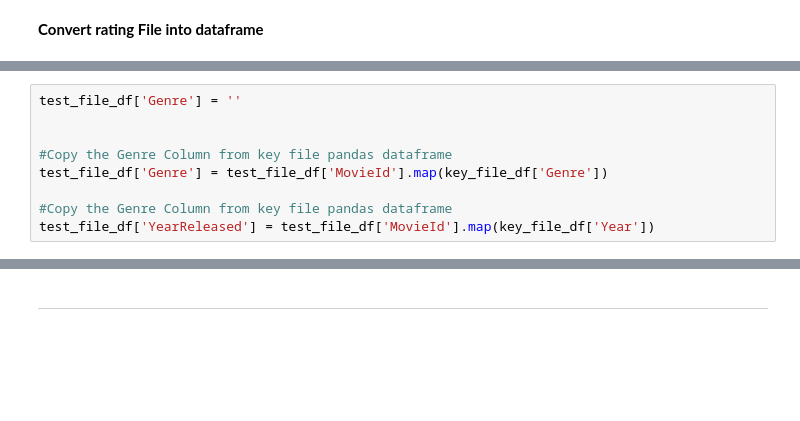
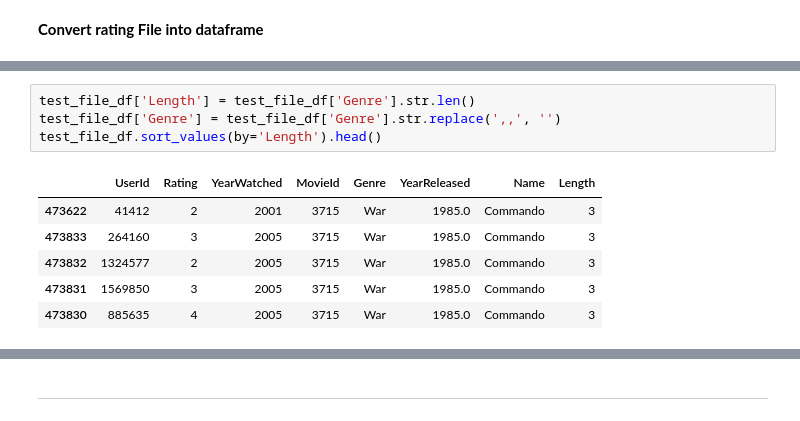
Before and after one commit to ShriPunta/Netflix-Graph-Dataset-Project, a Jupyter notebook: ParsingTheCombinedFile.ipynb, the cells around one changed output, grey strips where cells are left out. Cells and saved outputs as stored; diff of their text form; blank space fills up the shorter version.

```diff
--- a/ParsingTheCombinedFile.ipynb
+++ b/ParsingTheCombinedFile.ipynb
@@ -348,10 +365,12 @@ MovieId        0
 dtype: int64
-# %%
-test_file_df['Genre'] = ''
-
-
-#Copy the Genre Column from key file pandas dataframe
-test_file_df['Genre'] = test_file_df['MovieId'].map(key_file_df['Genre'])
-
-#Copy the Genre Column from key file pandas dataframe
-test_file_df['YearReleased'] = test_file_df['MovieId'].map(key_file_df['Year'])
+# %%
+test_file_df['Length'] = test_file_df['Genre'].str.len()
+test_file_df['Genre'] = test_file_df['Genre'].str.replace(',,', '')
+test_file_df.sort_values(by='Length').head()
+# %% [output]
+|  | UserId | Rating | YearWatched | MovieId | Genre | YearReleased | Name | Length |
+| 473622 | 41412 | 2 | 2001 | 3715 | War | 1985.0 | Commando | 3 |
+| 473833 | 264160 | 3 | 2005 | 3715 | War | 1985.0 | Commando | 3 |
+| 473832 | 1324577 | 2 | 2005 | 3715 | War | 1985.0 | Commando | 3 |
+| 473831 | 1569850 | 3 | 2005 | 3715 | War | 1985.0 | Commando | 3 |
+| 473830 | 885635 | 4 | 2005 | 3715 | War | 1985.0 | Commando | 3 |
```
Also changed, not shown: parts of 17 cells of this notebook.
